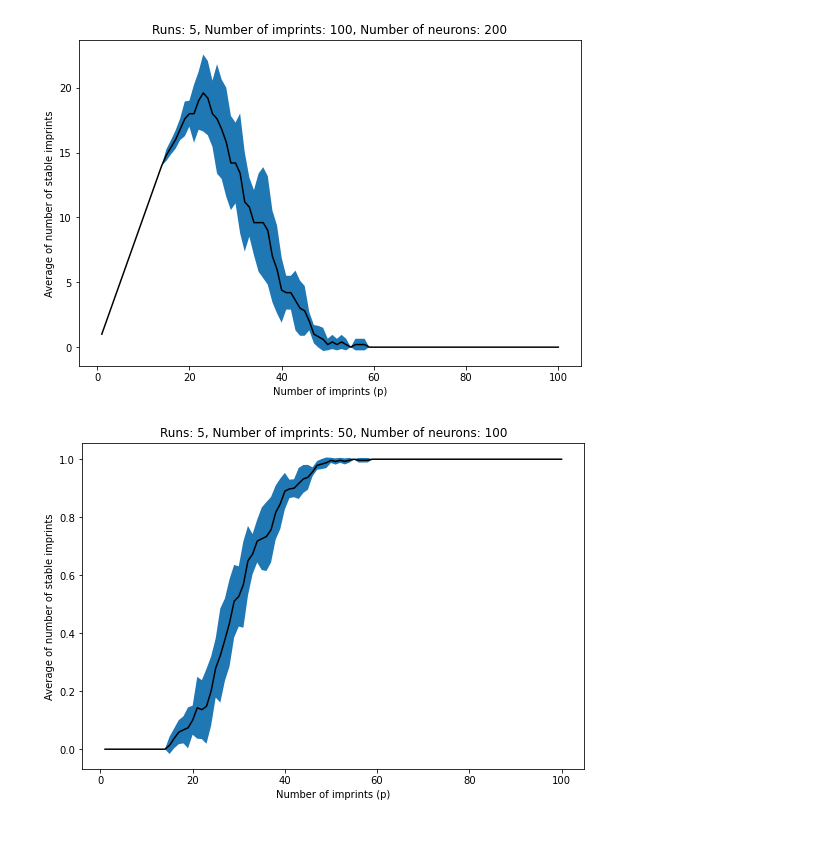
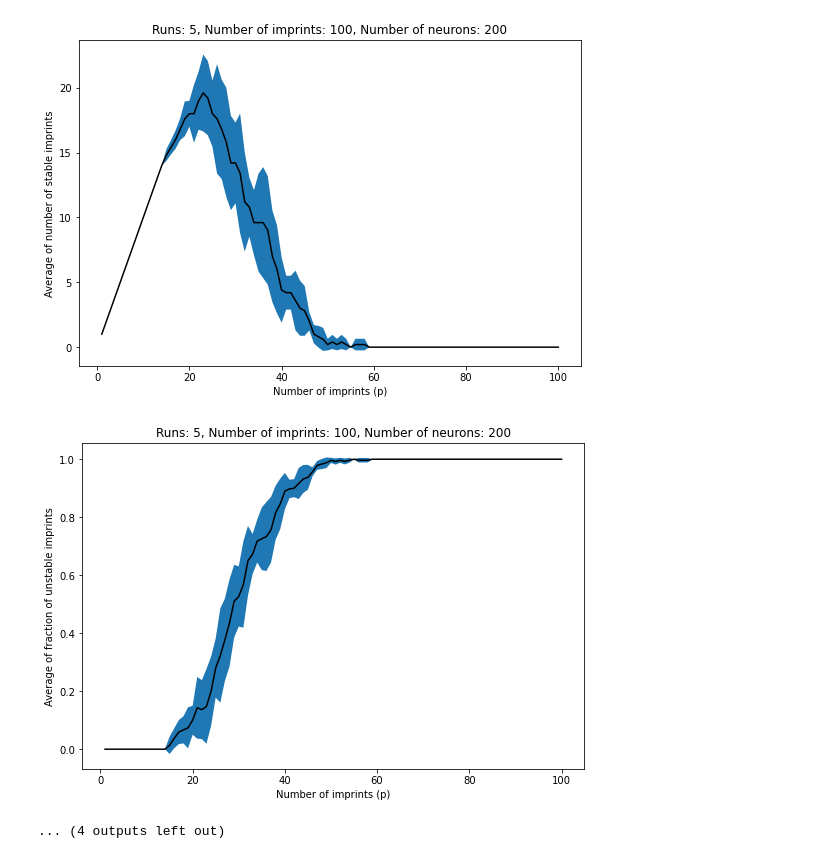
Before and after one commit to saithat/COSC420, a Jupyter notebook: lab3/graph.ipynb, the cells around one changed output. Drawn from its saved outputs; the diff is of its cells as text; code cells hidden in the pictures.

```diff
--- a/lab3/graph.ipynb
+++ b/lab3/graph.ipynb
@@ -34,19 +34,19 @@ def plot_avg(df, x_label, y_label, r, p, n, x_col="p", y_col="num_stable"):
 # %%
 def make_figs(df, r, p, n):
     plot_counts(df, "Number of imprints (p)", "Number of stable imprints", r, p, n)
-    plot_counts(df, "Number of imprints (p)", "Number of stable imprints", r, p, n, y_col="frac_unstable")
+    plot_counts(df, "Number of imprints (p)", "Fraction of unstable imprints", r, p, n, y_col="frac_unstable")
     df_avg = calc_avg_std(df)
     plot_avg(df_avg, "Number of imprints (p)", "Average of number of stable imprints", r, p, n, x_col="p_", y_col="num_stable")
-    plot_avg(df_avg, "Number of imprints (p)", "Average of number of stable imprints", 5, 50, 100, x_col="p_", y_col="frac_unstable")
+    plot_avg(df_avg, "Number of imprints (p)", "Average of fraction of unstable imprints", r, p, n, x_col="p_", y_col="frac_unstable")
 # %%
 df_5_50_100 = pd.read_csv("5_50_100.csv")
 df_5_50_200 = pd.read_csv("5_50_200.csv")
 df_5_100_200 = pd.read_csv("5_100_200.csv")
-#df_5_200_400 = pd.read_csv("5_200_400.csv")
+df_5_200_400 = pd.read_csv("5_200_400.csv")
 # %%
 make_figs(df_5_50_100, 5, 50, 100)
 make_figs(df_5_50_200, 5, 50, 200)
 make_figs(df_5_100_200, 5, 100, 200)
-#make_figs(df_5_200_400, 5, 200, 400)
+make_figs(df_5_200_400, 5, 200, 400)
 # %% [output]
 [figure]
@@ -62,2 +62,3 @@ make_figs(df_5_100_200, 5, 100, 200)
 [figure]
-[figure, old version]
+[figure, new version]
+... (4 outputs left out)
```
Also changed, not shown: parts of 1 cell of this notebook, 12 other files.
